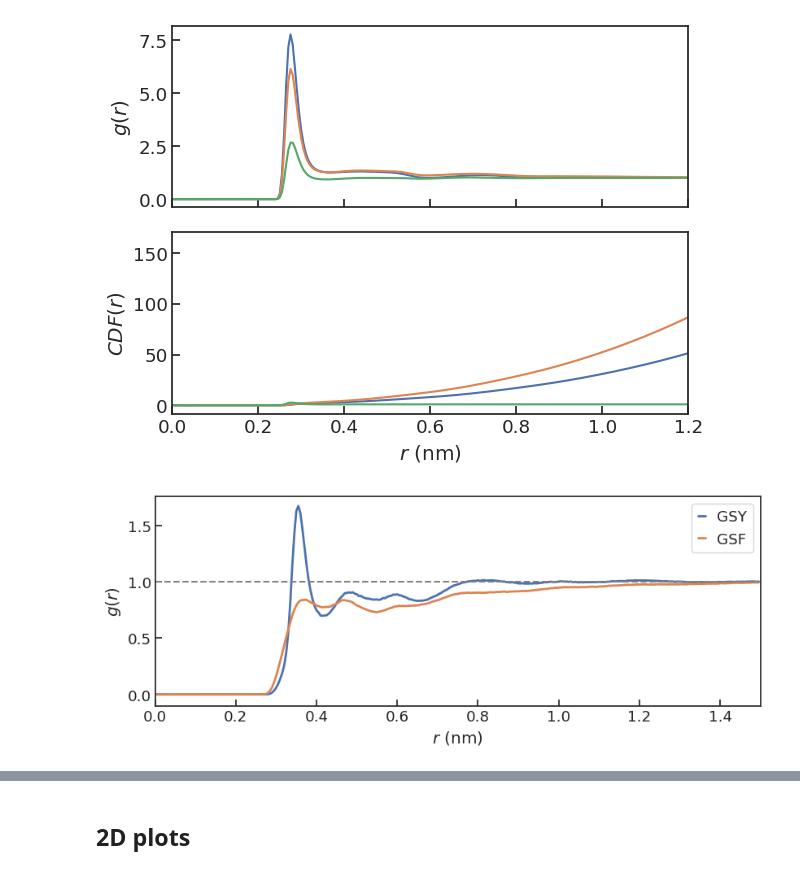
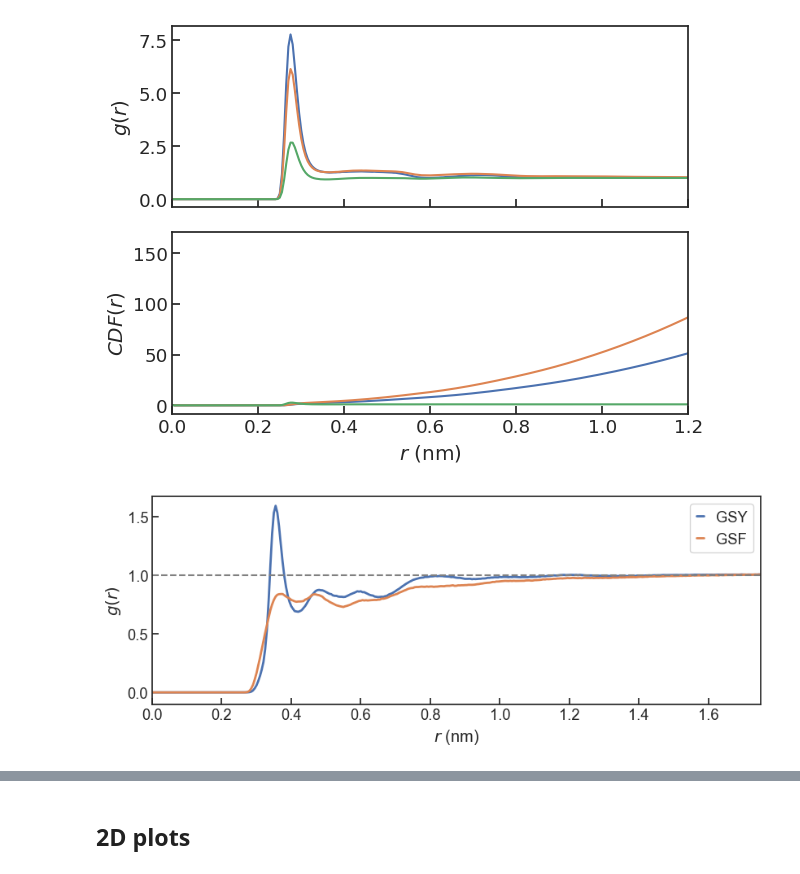
Before and after one commit to BioKT/Stickers, a Jupyter notebook: PHETYR/analysis_interactions_water.ipynb, the cells around one changed output, grey strips where cells are left out. Saved outputs shown, nothing was run; the diff lists cells and outputs as text; code cells hidden in the pictures.

Commit message:
includes final data for gr

```diff
--- a/PHETYR/analysis_interactions_water.ipynb
+++ b/PHETYR/analysis_interactions_water.ipynb
@@ -112,17 +112,20 @@ plt.tight_layout()
 [figure]
 # %%
 fig, ax = plt.subplots(figsize=(8.5,3.5))
-data = np.loadtxt("../analysis/soup_XXL_amber99sb-star-ildnTRUE_tip3p_dense_npt_rdf_CZ_OW.xvg", comments=["#", "@"])
-ax.plot(data[:,0], data[:,1], lw=2, label='GSY')
+data = [np.loadtxt("../analysis/soup_XXL_amber99sb-star-ildnTRUE_tip3p_dense_npt_rdf_CZ_OW.xvg", comments=["#", "@"])]
+for rep in [0, 1, 4, 5]:
+    data.append(np.loadtxt("../analysis/soup_XXL_amber99sb-star-ildnTRUE_tip3p_dense_rep%i_npt_rdf_CZ_OW.xvg"%rep, comments=["#", "@"]))
+ax.plot(data[0][:,0], np.mean(data, axis=0)[:,1], lw=2, label='GSY')
+
 data = np.loadtxt("../analysis/soupF_XXL_amber99sb-star-ildnTRUE_tip3p_dense_npt_rdf_CZ_OW.xvg", comments=["#", "@"])
 ax.plot(data[:,0], data[:,1], lw=2, label='GSF')
 ax.axhline(1, color='gray', lw=1.5, ls='--')
-ax.set_xlim(0,1.5)
+ax.set_xlim(0,1.75)
 ax.set_ylim(-0.1,)
 ax.set_xlabel(r'$r$ (nm)')
 ax.set_ylabel('$g(r)$')
 plt.legend( handlelength=.5)
 plt.tight_layout()
-#plt.savefig("figures/gr.png", dpi=300, transparent=True)
+plt.savefig("figures/gr_rev.png", dpi=300, transparent=True)
 # %% [output]
-[figure, old version]
+[figure, new version]
```
Also changed, not shown: parts of 1 cell of this notebook.
